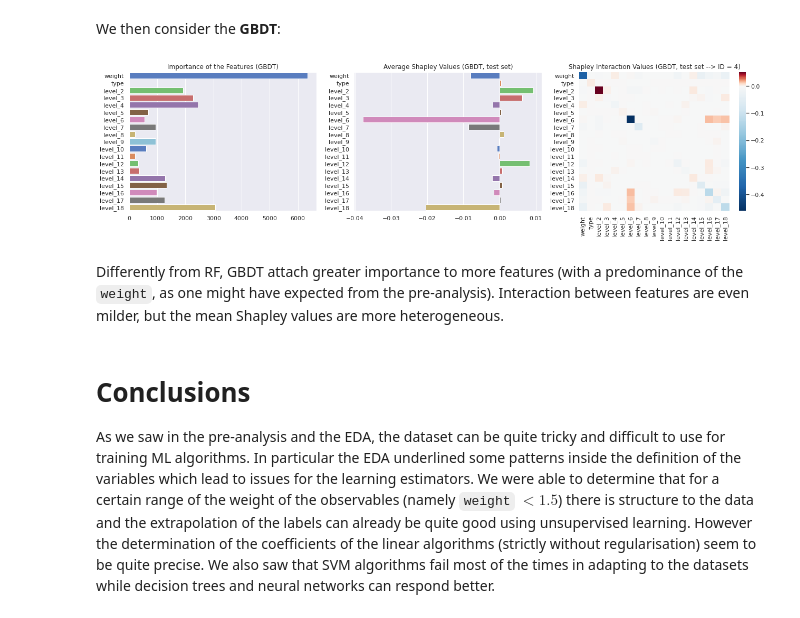
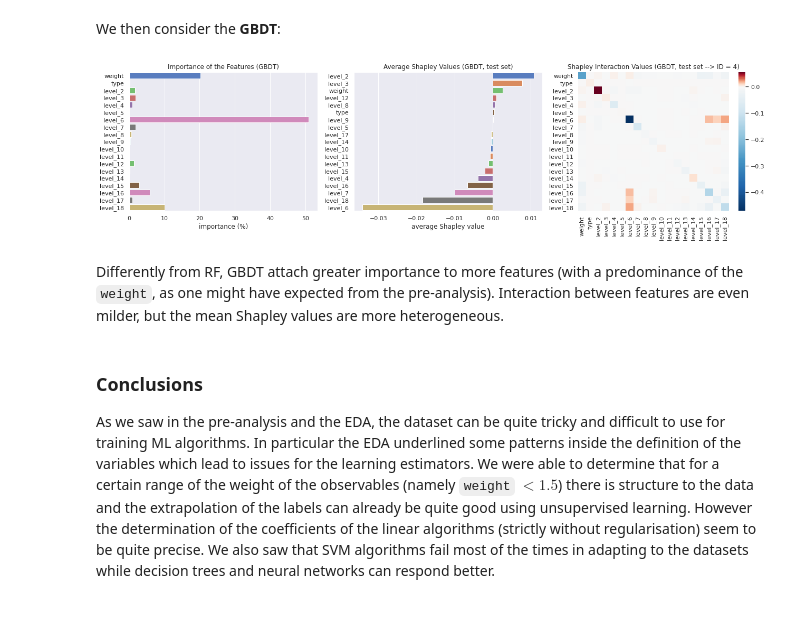
Before and after one commit to thesfinox/ml-sft-trunc, a Jupyter notebook: sft-level-trunc.ipynb, the cells around one changed output. Saved outputs shown, nothing was run; the diff lists cells and outputs as text; code cells hidden in the pictures.

```diff
--- a/sft-level-trunc.ipynb
+++ b/sft-level-trunc.ipynb
@@ -4116,7 +4189,9 @@ log.info('Fitting the random forests.')
 rnd_for = LGBMRegressor(boosting_type = 'rf',
                         objective = 'regression',
                         subsample_freq = 1,
-                        n_jobs = 1)
+                        n_jobs = 1,
+                        importance_type='gain'
+                       )
 
 # define the hyperparameters
 hyperparameters = [Integer(2, 100, name='num_leaves'),
@@ -4395,11 +4470,17 @@ log.info('Fitting the gradient boosted decision trees.')
 grd_bst = LGBMRegressor(boosting_type = 'gbdt',
                         objective = 'regression',
                         subsample_freq = 1,
-                        n_jobs = 1)
+                        n_jobs = 1,
+                        importance_type='gain'
+                       )
 
 # define the hyperparameters
 hyperparameters = [Integer(2, 25, name='num_leaves'),
                    Integer(2, 25, name='max_depth'),
+                   Real(1e-3, 1e-1,
+                        prior='log-uniform',
+                        name='learning_rate'
+                       ),
                    Integer(1e1, 4e3,
                            prior='log-uniform',
                            name='n_estimators'
@@ -5230,43 +5320,51 @@ We then consider the **GBDT**:
 fig, ax = subplots(1,3)
 
 # plot the importance of the features
-sns.barplot(x=grd_bst_imp,
+sns.barplot(x=100 * grd_bst_imp / np.sum(grd_bst_imp),
             y=features,
             palette=sns.color_palette('muted', len(features)),
             ax=ax[0]
            )
-ax[0].set(title='Importance of the Features (GBDT)')
+ax[0].set(title='Importance of the Features (GBDT)', xlabel='importance (%)')
 
 # plot the mean Shapley values
-sns.barplot(x=grd_bst_shap.mean(axis=0),
-            y=features,
+grd_bst_shap_values = pd.DataFrame({'features': features,
+                                    'shapley': grd_bst_shap.mean(axis=0)
+                                   }
+                                  ).sort_values('shapley', ascending=False)
+sns.barplot(x='shapley',
+            y='features',
+            data=grd_bst_shap_values,
             palette=sns.color_palette('muted', len(features)),
             ax=ax[1]
            )
-ax[1].set(title='Average Shapley Values (GBDT, test set)')
+ax[1].set(title='Average Shapley Values (GBDT, test set)',
+          xlabel='average Shapley value',
+          ylabel=''
+         )
 
 # choose one random matrix and plot the heatmap
 random = np.random.randint(grd_bst_int_shap.shape[0])
 matrix = grd_bst_int_shap[random]
 sns.heatmap(matrix,
             vmin=matrix.min(),
             vmax=matrix.max(),
             norm=mpl.colors.DivergingNorm(0.0),
             xticklabels=features,
             yticklabels=features,
             cmap='RdBu_r',
             ax=ax[2]
            )
 ax[2].set(title='Shapley Interaction Values '
                 '(GBDT, test set --> ID = {:d})'.format(random))
 
 plt.tight_layout()
 plt.savefig(imgpath('grd_bst_shapley.pdf'), dpi=150, format='pdf')
 # %% [output]
-[figure, old version]
+[figure, new version]
 # %% [markdown]
 Differently from RF, GBDT attach greater importance to more features (with a predominance of the `weight`, as one might have expected from the pre-analysis). Interaction between features are even milder, but the mean Shapley values are more heterogeneous.
 # %% [markdown]
-# Conclusions
+### Conclusions
 
 As we saw in the pre-analysis and the EDA, the dataset can be quite tricky and difficult to use for training ML algorithms. In particular the EDA underlined some patterns inside the definition of the variables which lead to issues for the learning estimators. We were able to determine that for a certain range of the weight of the observables (namely `weight` $< 1.5$) there is structure to the data and the extrapolation of the labels can already be quite good using unsupervised learning. However the determination of the coefficients of the linear algorithms (strictly without regularisation) seem to be quite precise. We also saw that SVM algorithms fail most of the times in adapting to the datasets while decision trees and neural networks can respond better.
```
Also changed, not shown: parts of 15 cells of this notebook, 37 other files.
